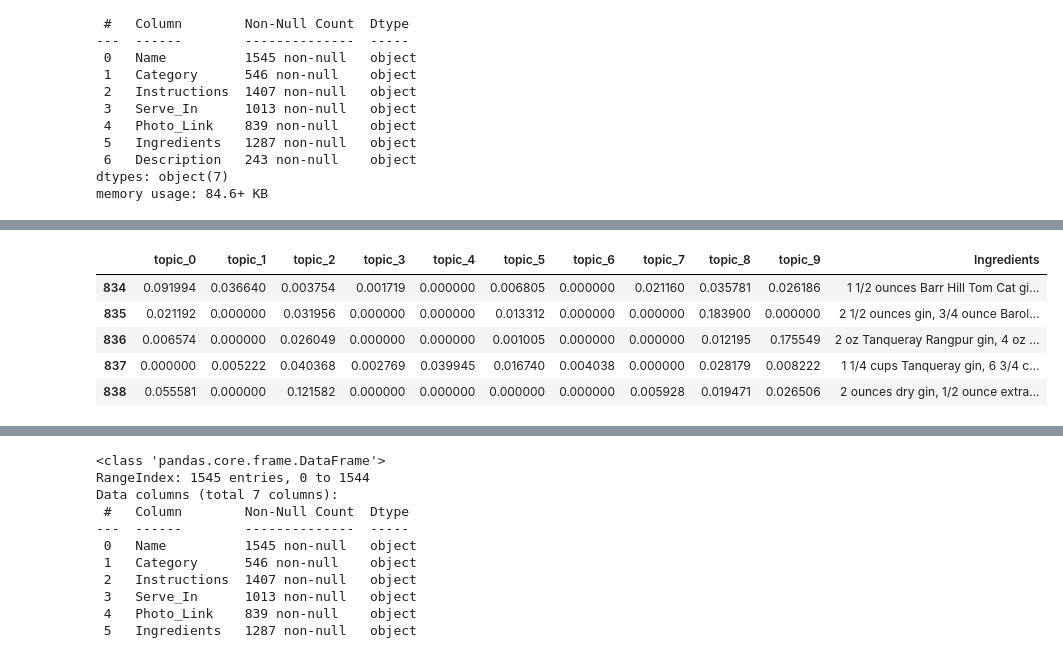
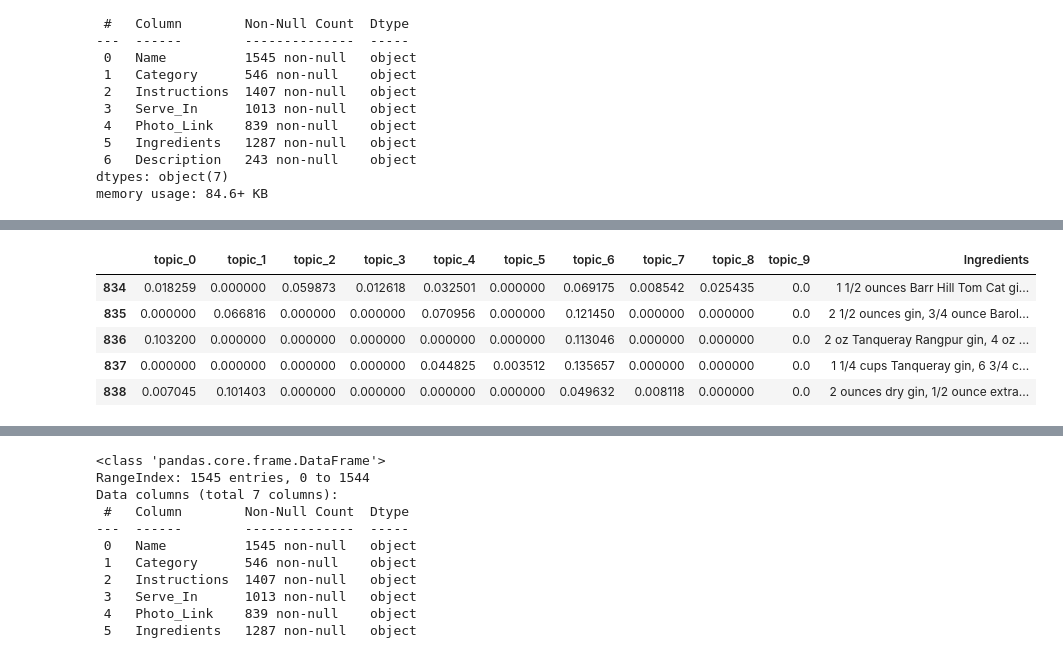
Before and after one commit to luongtruong77/nlp-drinks-cocktails-recommender, a Jupyter notebook: notebooks/topic-modeling.ipynb, the cells around one changed output, grey strips where cells are left out. Drawn from its saved outputs; the diff is of its cells as text; code cells hidden in the pictures.

```diff
--- a/notebooks/topic-modeling.ipynb
+++ b/notebooks/topic-modeling.ipynb
@@ -1241,7 +1241,7 @@ memory usage: 84.6+ KB
 # %%
 sw_cocktails_ingr = ['color', 'colors', 'aroma', 'aromas', 'flavor', 'flavors', 'review', 'taste',
                 'tasting', 'pair', 'pairing', 'oz', 'simple', 'dash', 'bsp', 'drops', 'cocktail',
-               'cocktails', 'stir', 'serve', 'shake']
+               'cocktails', 'stir', 'serve', 'shake', 'ounce', 'ounces', 'garnish', 'dash', 'dashes']
 stop_words_cocktails_ingr = ENGLISH_STOP_WORDS.union(sw_cocktails_ingr)
 # %%
 cocktails_with_photos = full_cocktails.dropna(subset=['Photo_Link'], axis = 0).reset_index().drop(columns='index')
@@ -1257,30 +1257,30 @@ cocktails_with_photos.tail()
 # %%
 ingredients = cocktails_with_photos['Ingredients'].fillna('')
 
 ingredients = text_cleaning(ingredients)
 
 tfidf_ingredients = TfidfVectorizer(stop_words=stop_words_cocktails_ingr,
                            min_df=2,
-                           max_df=0.8,
-                            ngram_range=(1,2)) #tfidf vectorizer: used to transform new text data to to through the nmf
+                           max_df=0.8)
+                             #tfidf vectorizer: used to transform new text data to to through the nmf
 
 ingredients_matrix = tfidf_ingredients.fit_transform(ingredients)
 
 vocabs_ingredients = tfidf_ingredients.get_feature_names()
 
 nmf_ingredients = NMF(10)
 
 ingredients_matrix = nmf_ingredients.fit_transform(ingredients_matrix) #nmf model to transform new text data
 
 ingredients_df = pd.DataFrame(ingredients_matrix).add_prefix('topic_')
 
 ingredients_df['Ingredients'] = cocktails_with_photos['Ingredients']
 
 ingredients_df.tail()
 # %% [output]
 |  | topic_0 | topic_1 | topic_2 | topic_3 | topic_4 | topic_5 | topic_6 | topic_7 | topic_8 | topic_9 | Ingredients |
-| 834 | 0.091994 | 0.036640 | 0.003754 | 0.001719 | 0.000000 | 0.006805 | 0.000000 | 0.021160 | 0.035781 | 0.026186 | 1 1/2 ounces Barr Hill Tom Cat gi... |
-| 835 | 0.021192 | 0.000000 | 0.031956 | 0.000000 | 0.000000 | 0.013312 | 0.000000 | 0.000000 | 0.183900 | 0.000000 | 2 1/2 ounces gin, 3/4 ounce Barol... |
-| 836 | 0.006574 | 0.000000 | 0.026049 | 0.000000 | 0.000000 | 0.001005 | 0.000000 | 0.000000 | 0.012195 | 0.175549 | 2 oz Tanqueray Rangpur gin, 4 oz ... |
-| 837 | 0.000000 | 0.005222 | 0.040368 | 0.002769 | 0.039945 | 0.016740 | 0.004038 | 0.000000 | 0.028179 | 0.008222 | 1 1/4 cups Tanqueray gin, 6 3/4 c... |
-| 838 | 0.055581 | 0.000000 | 0.121582 | 0.000000 | 0.000000 | 0.000000 | 0.000000 | 0.005928 | 0.019471 | 0.026506 | 2 ounces dry gin, 1/2 ounce extra... |
+| 834 | 0.018259 | 0.000000 | 0.059873 | 0.012618 | 0.032501 | 0.000000 | 0.069175 | 0.008542 | 0.025435 | 0.0 | 1 1/2 ounces Barr Hill Tom Cat gi... |
+| 835 | 0.000000 | 0.066816 | 0.000000 | 0.000000 | 0.070956 | 0.000000 | 0.121450 | 0.000000 | 0.000000 | 0.0 | 2 1/2 ounces gin, 3/4 ounce Barol... |
+| 836 | 0.103200 | 0.000000 | 0.000000 | 0.000000 | 0.000000 | 0.000000 | 0.113046 | 0.000000 | 0.000000 | 0.0 | 2 oz Tanqueray Rangpur gin, 4 oz ... |
+| 837 | 0.000000 | 0.000000 | 0.000000 | 0.000000 | 0.044825 | 0.003512 | 0.135657 | 0.000000 | 0.000000 | 0.0 | 1 1/4 cups Tanqueray gin, 6 3/4 c... |
+| 838 | 0.007045 | 0.101403 | 0.000000 | 0.000000 | 0.000000 | 0.000000 | 0.049632 | 0.008118 | 0.000000 | 0.0 | 2 ounces dry gin, 1/2 ounce extra... |
```
Also changed, not shown: parts of 3 cells of this notebook, 5 other files.
